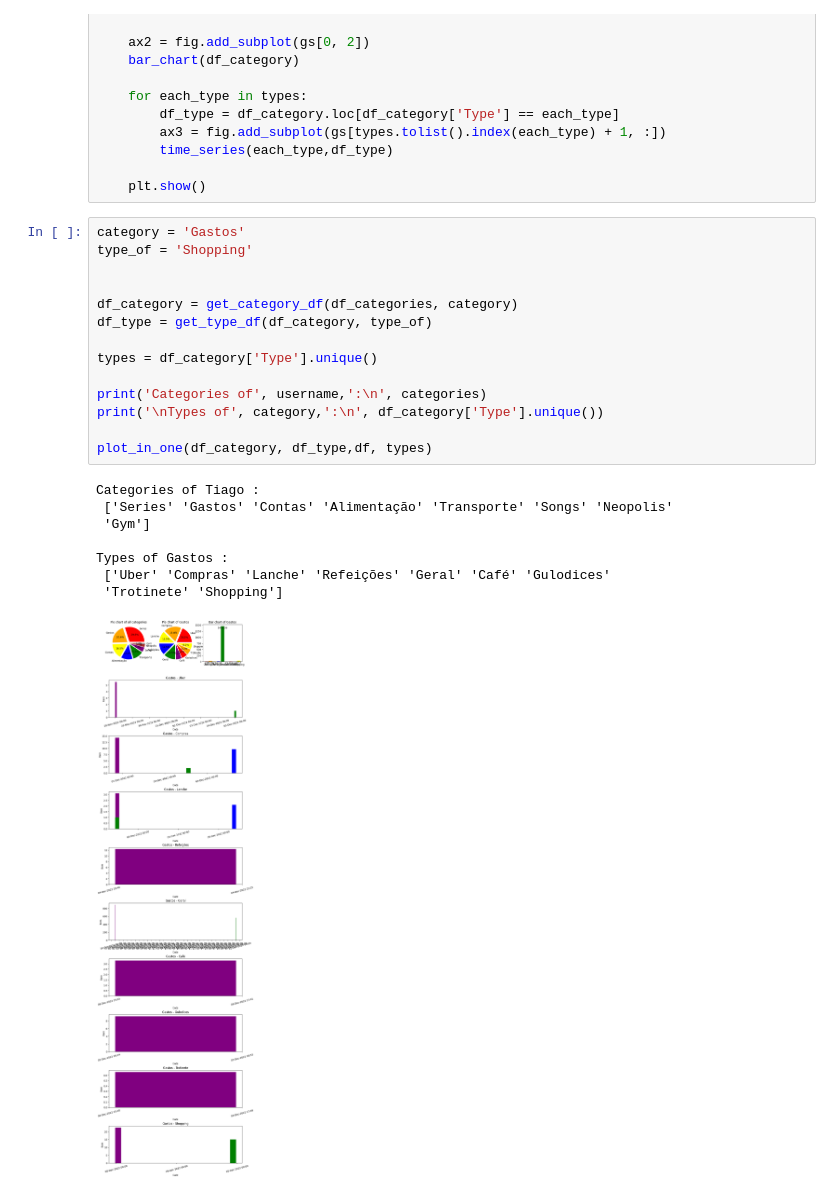
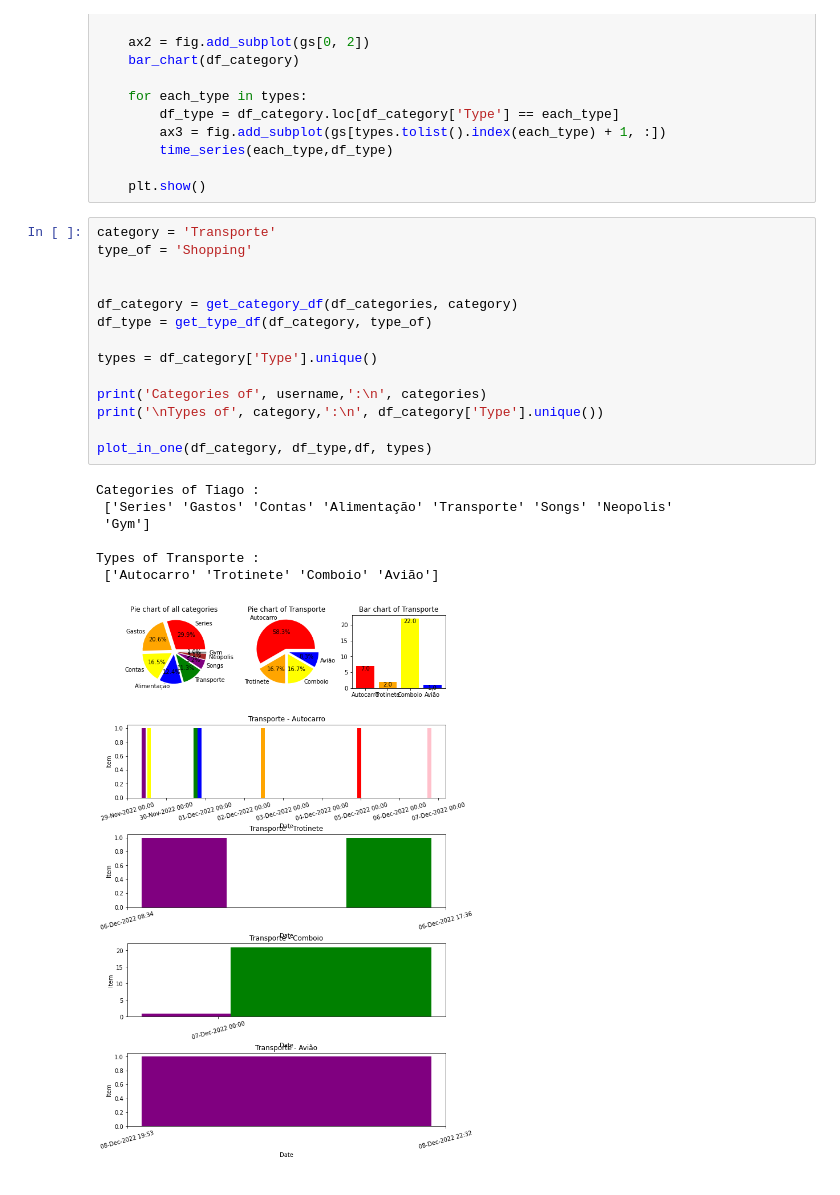
Before and after one commit to tiagoalmeida25/TrackerApp, a Jupyter notebook: Ficheiros/view.ipynb, the cells around one changed output. Cells and saved outputs as stored; diff of their text form.

```diff
--- a/Ficheiros/view.ipynb
+++ b/Ficheiros/view.ipynb
@@ -130,25 +130,24 @@ def plot_in_one(df_category, df_type, df, types):
 
     plt.show()
 # %%
-category = 'Gastos'
+category = 'Transporte'
 type_of = 'Shopping'
 
 
 df_category = get_category_df(df_categories, category)
 df_type = get_type_df(df_category, type_of)
 
 types = df_category['Type'].unique()
 
 print('Categories of', username,':\n', categories)
 print('\nTypes of', category,':\n', df_category['Type'].unique())
 
 plot_in_one(df_category, df_type,df, types)
 # %% [output]
 Categories of Tiago :
  ['Series' 'Gastos' 'Contas' 'Alimentação' 'Transporte' 'Songs' 'Neopolis'
  'Gym']
 
-Types of Gastos :
- ['Uber' 'Compras' 'Lanche' 'Refeições' 'Geral' 'Café' 'Gulodices'
- 'Trotinete' 'Shopping']
+Types of Transporte :
+ ['Autocarro' 'Trotinete' 'Comboio' 'Avião']
-[figure, old version]
+[figure, new version]
```
Also changed, not shown: 11 other files.
